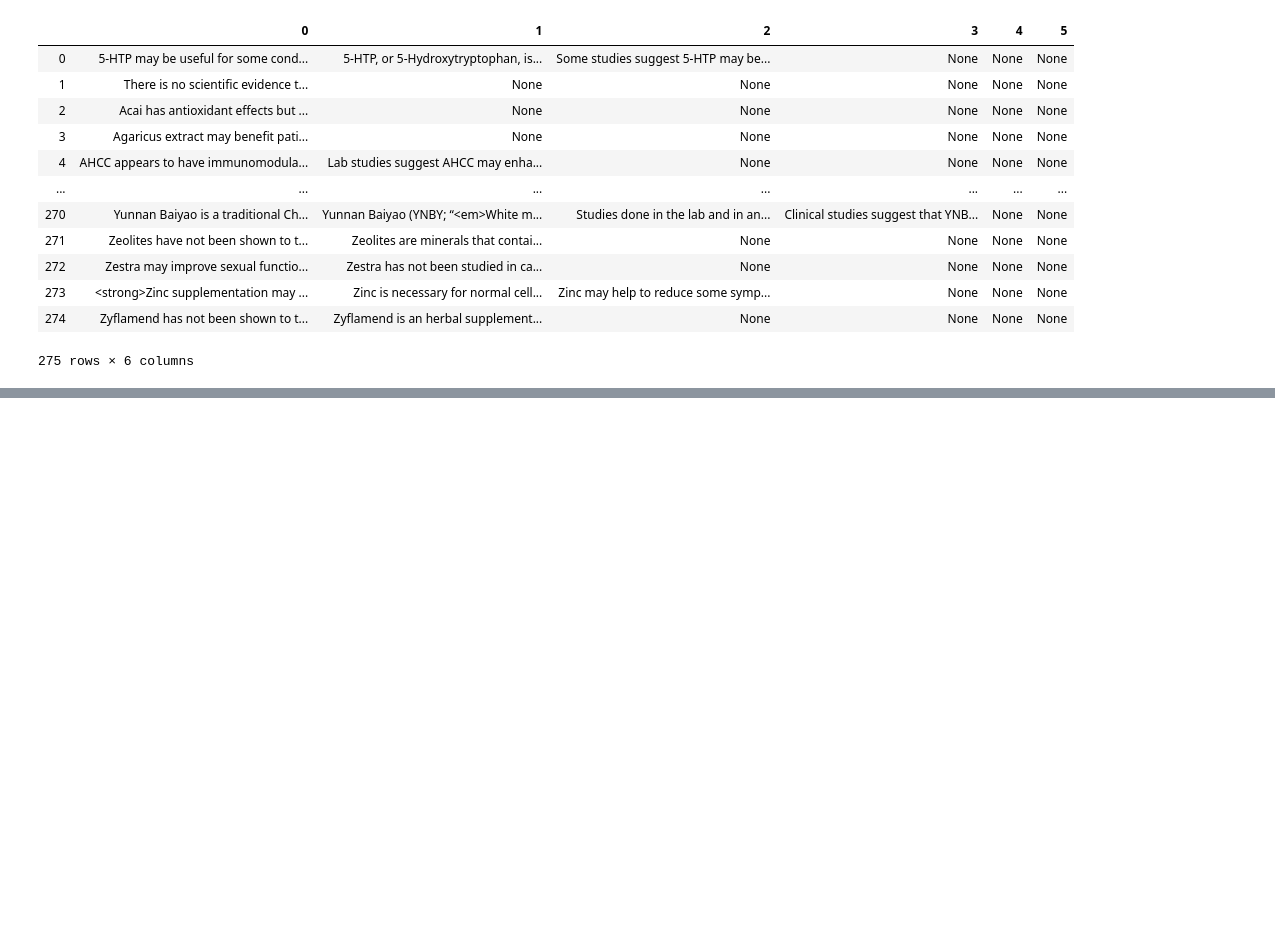
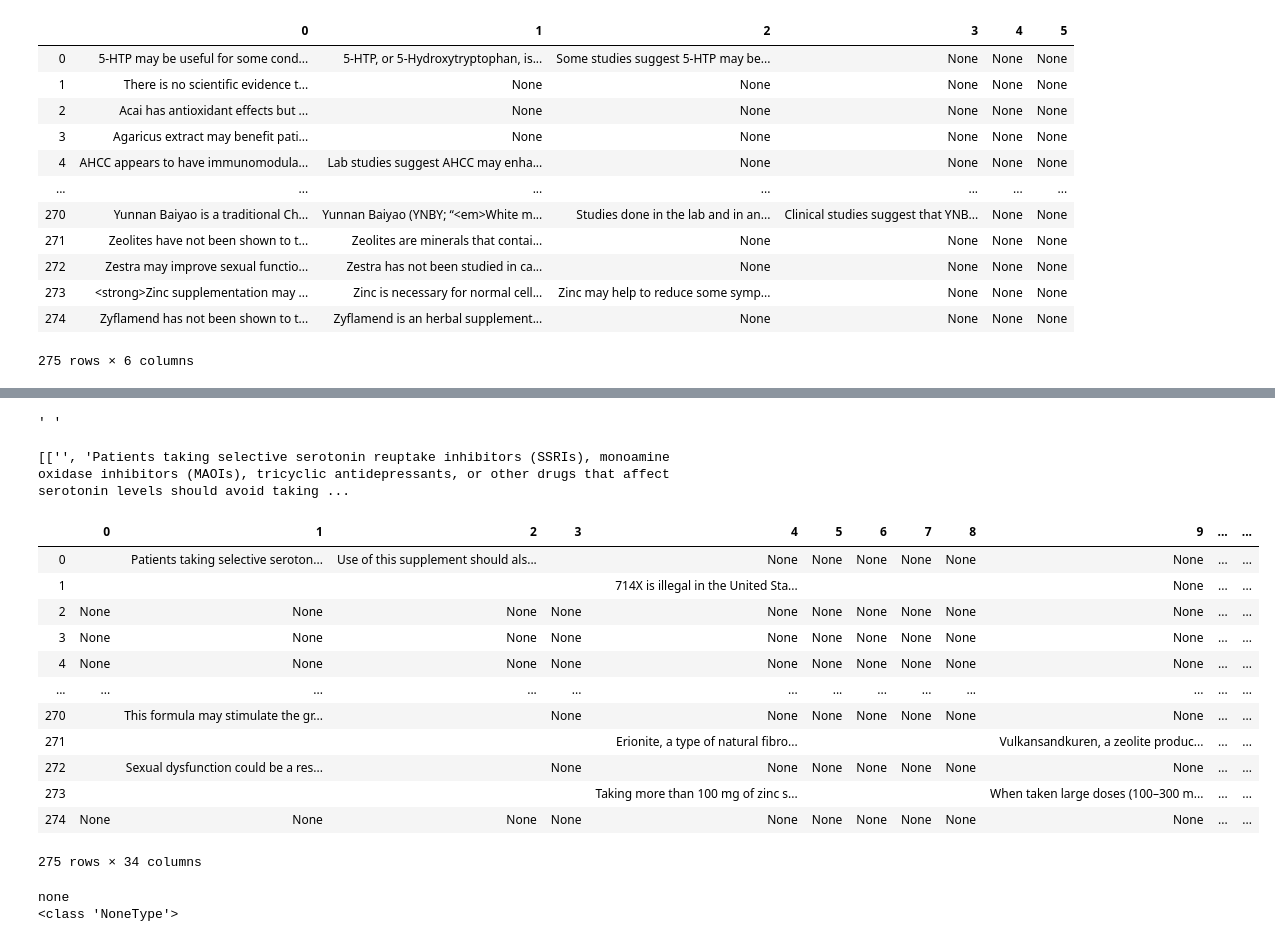
Before and after one commit to yingxuan0806/UROP-OncoRx, a Jupyter notebook: Data/About Herbs/scraper.ipynb, the cells around one changed output, grey strips where cells are left out. Cells and saved outputs as stored; diff of their text form; code cells hidden in the pictures; blank space fills up the shorter version.

Commit message:
update mskcc data

```diff
--- a/Data/About Herbs/scraper.ipynb
+++ b/Data/About Herbs/scraper.ipynb
@@ -407,0 +559,13 @@ print(raw_patient_uses)
+# %%
+response = requests.get(link[0])
+data_ = response.text
+soup = BeautifulSoup(data_, 'lxml')
+raw_patient_warnings = soup.find_all('div', class_ = 'field-items')[2]
+raw_patient_warnings = raw_patient_warnings.text
+# print(type(raw_patient_warnings))
+print(raw_patient_warnings)
+
+print("edited")
+
+raw_patient_warnings = raw_patient_warnings.replace("\n", "<>")
+print(raw_patient_warnings)
@@ -431,0 +602,47 @@ print(raw_patient_uses)
+# %%
+raw_patient_warnings1[0]
+# %% [output]
+' '
+# %%
+patient_warnings = []
+
+for i in range(len(link)):
+    response = requests.get(link[i])
+    data_ = response.text
+    soup = BeautifulSoup(data_, 'lxml')
+    p_warnings_header = soup.find('div', class_ = 'clearfix text-formatted field field-node--field-herb-patient-warnings field-name-field-herb-patient-warnings field-type-text-long')
+    if p_warnings_header is None:
+        patient_warnings.append("")
+    if p_warnings_header is not None:
+        raw_patient_warnings = soup.find_all('div', class_ = 'field-items')[2]
+        raw_patient_warnings = raw_patient_warnings.text
+        raw_patient_warnings = raw_patient_warnings.replace("\n", "<>")
+        raw_patient_warnings = raw_patient_warnings.split("<>")
+        patient_warnings.append(raw_patient_warnings)
+
+#     raw_patient_warnings = soup.find_all('div', class_ = 'field-items')[2]
+#     raw_patient_warnings = raw_patient_warnings.text
+#     raw_patient_warnings = raw_patient_warnings.replace("\n", "<>")
+#     raw_patient_warnings = raw_patient_warnings.split("<>")
+#     patient_warnings.append(raw_patient_warnings)
+
+print(patient_warnings)
+# %% [output]
+[['', 'Patients taking selective serotonin reuptake inhibitors (SSRIs), monoamine oxidase inhibitors (MAOIs), tricyclic antidepressants, or other drugs that affect serotonin levels should avoid taking ...
+# %%
+patient_warnings_df = pd.DataFrame(patient_warnings)
+patient_warnings_df
+# %% [output]
+|  | 0 | 1 | 2 | 3 | 4 | 5 | 6 | 7 | 8 | 9 | ... | ... |
+| 0 |  | Patients taking selective seroton... | Use of this supplement should als... |  | None | None | None | None | None | None | ... | ... |
+| 1 |  |  |  |  | 714X is illegal in the United Sta... |  |  |  |  | None | ... | ... |
+| 2 | None | None | None | None | None | None | None | None | None | None | ... | ... |
+| 3 | None | None | None | None | None | None | None | None | None | None | ... | ... |
+| 4 | None | None | None | None | None | None | None | None | None | None | ... | ... |
+| ... | ... | ... | ... | ... | ... | ... | ... | ... | ... | ... | ... | ... |
+| 270 |  | This formula may stimulate the gr... |  | None | None | None | None | None | None | None | ... | ... |
+| 271 |  |  |  |  | Erionite, a type of natural fibro... |  |  |  |  | Vulkansandkuren, a zeolite produc... | ... | ... |
+| 272 |  | Sexual dysfunction could be a res... |  | None | None | None | None | None | None | None | ... | ... |
+| 273 |  |  |  |  | Taking more than 100 mg of zinc s... |  |  |  |  | When taken large doses (100–300 m... | ... | ... |
+| 274 | None | None | None | None | None | None | None | None | None | None | ... | ... |
+275 rows × 34 columns
@@ -431,0 +653,16 @@ print(raw_patient_uses)
+# %%
+response = requests.get(link[2])
+data_ = response.text
+soup = BeautifulSoup(data_, 'lxml')
+p_warnings_header = soup.find('div', class_ = 'clearfix text-formatted field field-node--field-herb-patient-warnings field-name-field-herb-patient-warnings field-type-text-long')
+if p_warnings_header is None:
+    print("none")
+if p_warnings_header is not None:
+    print(p_warnings_header)
+
+
+# p_warnings_header = p_warnings_header.text
+print(type(p_warnings_header))
+# %% [output]
+none
+<class 'NoneType'>
```
Also changed, not shown: parts of 36 cells of this notebook, 10 other files.
